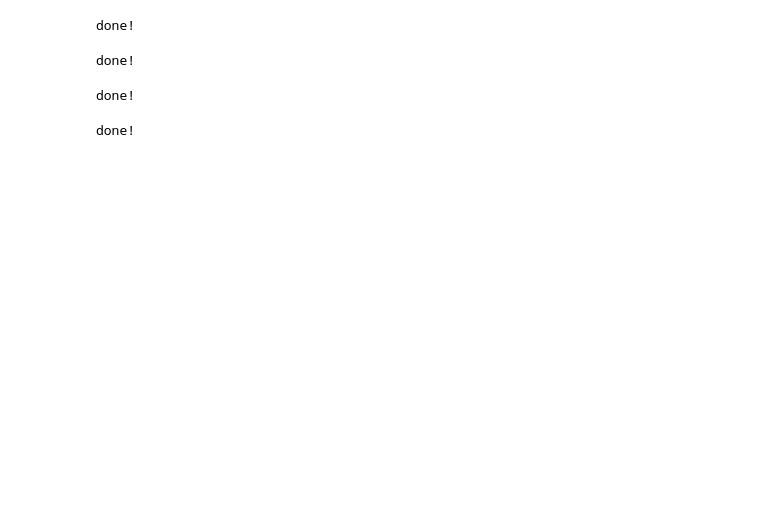
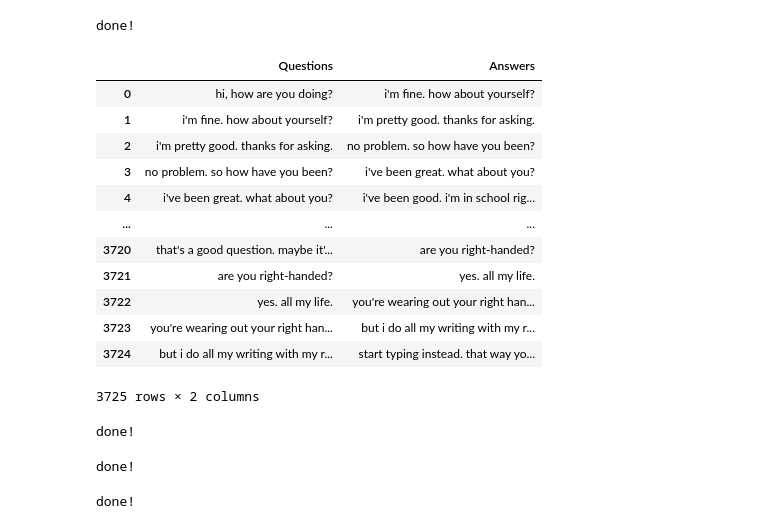
Before and after one commit to igorbalbino/PLN, a Jupyter notebook: PLN-fifth-try.ipynb, the cells around one changed output. Cells and saved outputs as stored; diff of their text form; code cells hidden in the pictures; blank space fills up the shorter version.

```diff
--- a/PLN-fifth-try.ipynb
+++ b/PLN-fifth-try.ipynb
@@ -35,6 +35,27 @@ df_clone2 = df_merged.copy()
 print('done!')
 # %% [output]
 done!
+# %%
+#SOBOSTE
+
+#QA_python_dataset
+conversation_3d_chatbot
+
+#SOBOSTE
+# %% [output]
+|  | Questions | Answers |
+| 0 | hi, how are you doing? | i'm fine. how about yourself? |
+| 1 | i'm fine. how about yourself? | i'm pretty good. thanks for asking. |
+| 2 | i'm pretty good. thanks for asking. | no problem. so how have you been? |
+| 3 | no problem. so how have you been? | i've been great. what about you? |
+| 4 | i've been great. what about you? | i've been good. i'm in school rig... |
+| ... | ... | ... |
+| 3720 | that's a good question. maybe it'... | are you right-handed? |
+| 3721 | are you right-handed? | yes. all my life. |
+| 3722 | yes. all my life. | you're wearing out your right han... |
+| 3723 | you're wearing out your right han... | but i do all my writing with my r... |
+| 3724 | but i do all my writing with my r... | start typing instead. that way yo... |
+3725 rows × 2 columns
 # %%
 text = df_clone2.text.values
 joined_text = "".join(text)
```
Also changed, not shown: parts of 13 cells of this notebook, 2 other files.
